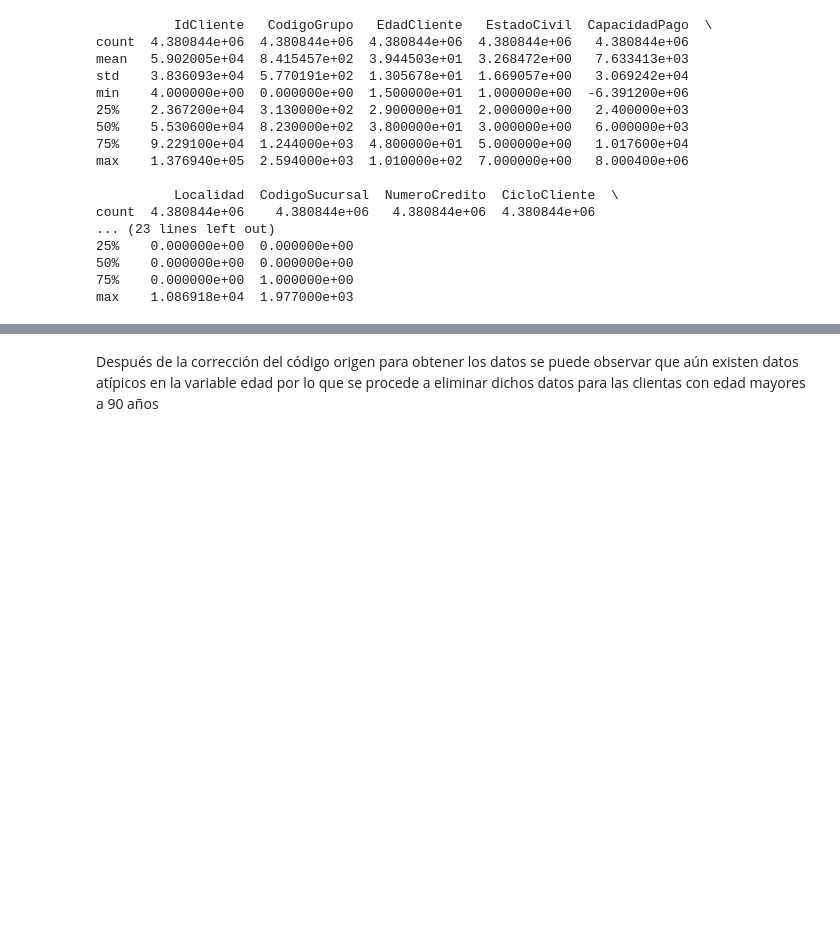
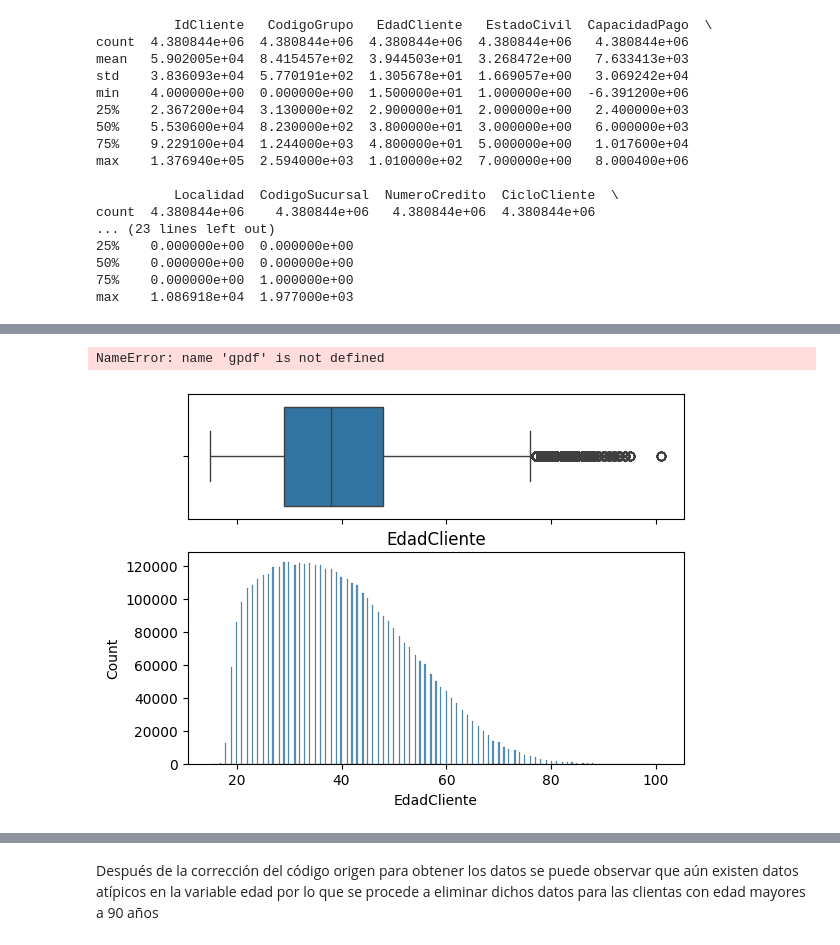
Before and after one commit to bmijangos/ProyectoIntegrador, a Jupyter notebook: Avance2_Equipo21.ipynb, the cells around one changed output, grey strips where cells are left out. Drawn from its saved outputs; the diff is of its cells as text; code cells hidden in the pictures; blank space fills up the shorter version.

```diff
--- a/Avance2_Equipo21.ipynb
+++ b/Avance2_Equipo21.ipynb
@@ -164,0 +159,11 @@ Name: EstatusCredito, dtype: object
+# %%
+# función para mostrar un diagrama de caja encima de un histograma
+def plot_boxplot_hist(data, variable):
+  f,(ax_box, ax_hist) = plt.subplots(2,
+                                     sharex=True,
+                                     gridspec_kw={"height_ratios":(0.50,0.85)})
+  sns.boxplot(x=data[variable],ax=ax_box)
+  sns.histplot(data=data, x=variable, ax=ax_hist)
+  ax_box.set(xlabel="")
+  plt.title(variable)
+  plt.show()
@@ -165,3 +216,12 @@ Name: EstatusCredito, dtype: object
+# %%
+trimmer.fit(gpdf)
+# %% [output]
+NameError: name 'gpdf' is not defined
+# %%
+# Se muestra la distribucion de la variable EdadCliente
+plot_boxplot_hist(df,"EdadCliente")
+# %% [output]
+[figure, added]
 # %%
 # graficamos para revisar valores atipicos
 df = pd.DataFrame(gpdf[['EdadCliente','CicloCliente','Plazo','MontoCuota','DiasAtraso','EstadoCivil','EstatusCredito']])
```
Also changed, not shown: parts of 12 cells of this notebook.
